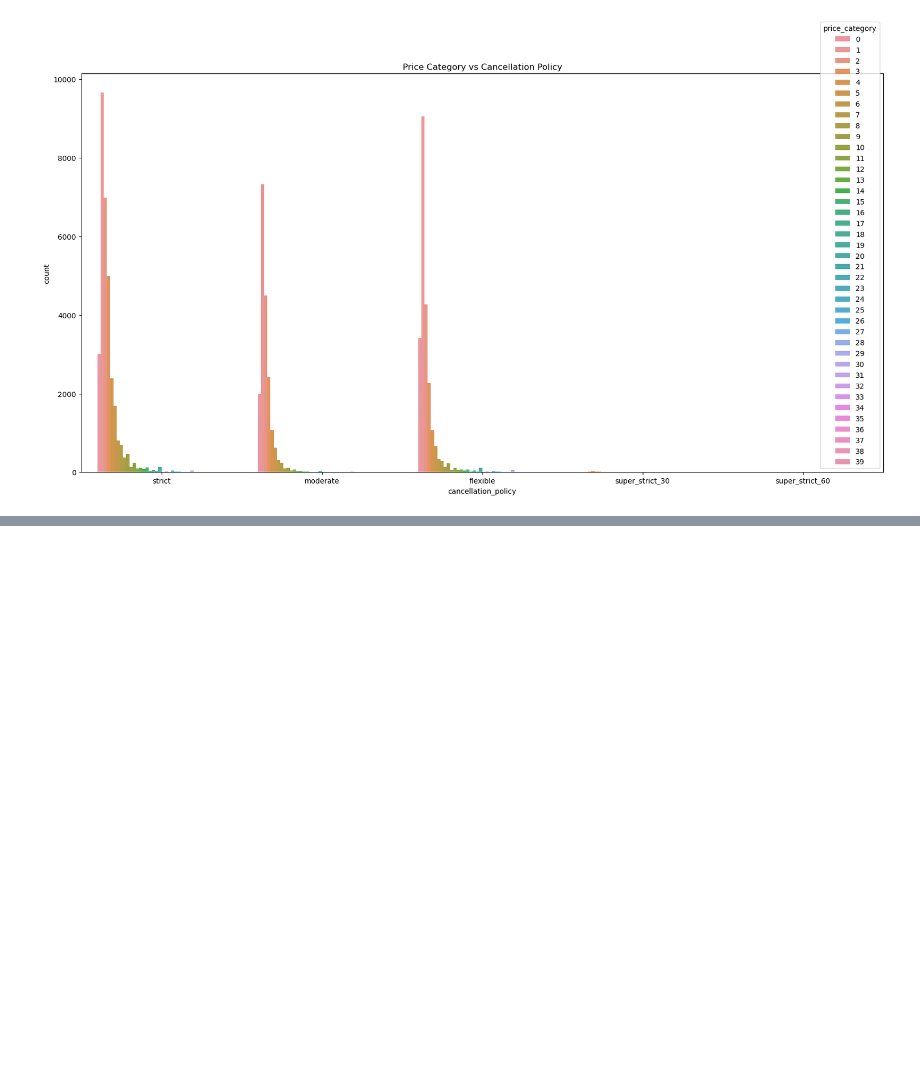
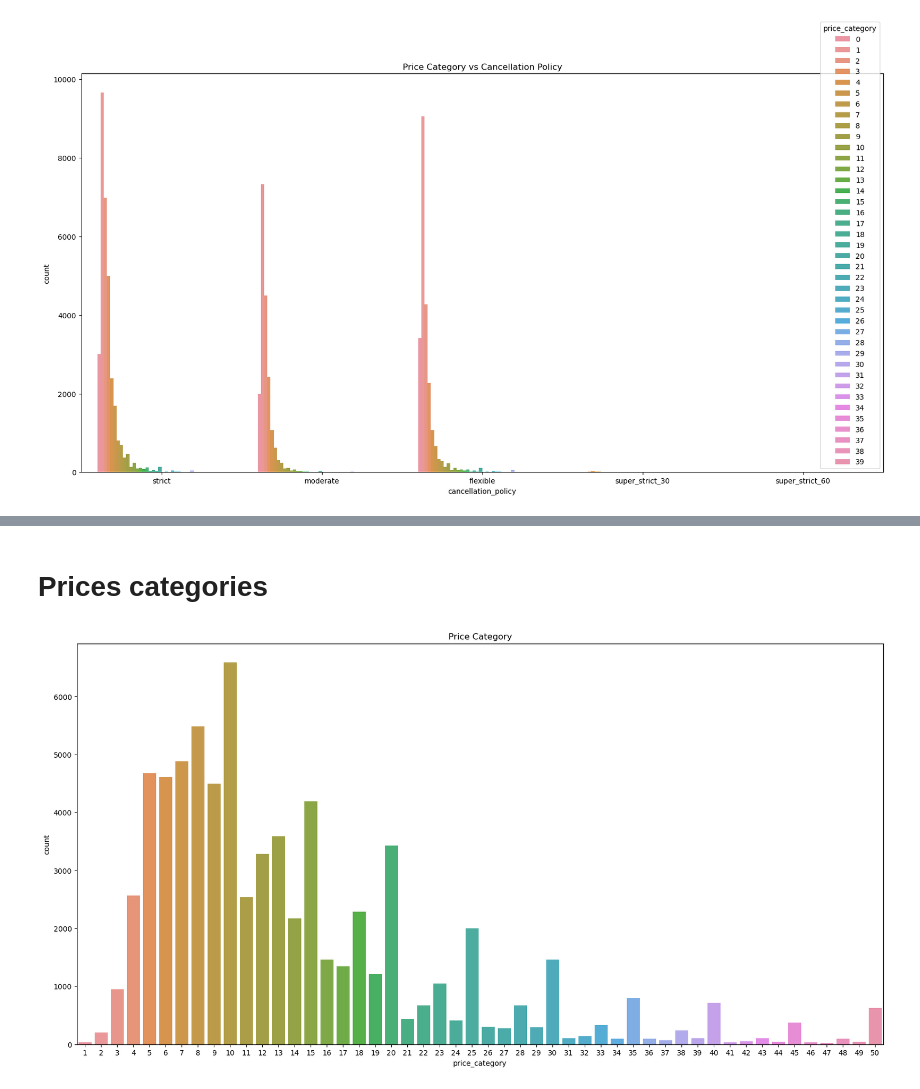
Before and after one commit to oamin12/Big-Data-Analysis-Project, a Jupyter notebook: Analysis.ipynb, the cells around one changed output, grey strips where cells are left out. Saved outputs shown, nothing was run; the diff lists cells and outputs as text; code cells hidden in the pictures; blank space fills up the shorter version.

```diff
--- a/Analysis.ipynb
+++ b/Analysis.ipynb
@@ -86,6 +86,8 @@ df.rename(columns={'log_price':'price'}, inplace=True)
 
 #display the first 5 rows of the data set
 print(df.head())
+#the newdf is used (after the markdown preprocess) for removing rows with prices greater than 500 ********
+newdf=df
 # %% [output]
          id  price property_type        room_type  \
 0   6901257  150.0     Apartment  Entire home/apt
@@ -274,0 +320,8 @@ df
+# %%
+#preprocess
+#drop the following columns
+newdf.drop('host_has_profile_pic', axis=1, inplace=True)
+newdf.drop('bed_type', axis=1, inplace=True)
+newdf.drop('zipcode', axis=1, inplace=True)
+newdf.drop('longitude', axis=1, inplace=True)
+newdf.drop('latitude', axis=1, inplace=True)
@@ -274,0 +330,13 @@ df
+# %%
+newdf['price_category'] = pd.cut(df['price'], bins=50, labels=range(1, 51))
+#0-10 usd , 11-20 usd , ...
+# %% [markdown]
+# Prices categories
+# %%
+#plot the price category
+plt.figure(figsize=(20,10))
+sns.countplot(x='price_category', data=newdf)
+plt.title('Price Category')
+plt.show()
+# %% [output]
+[figure, added]
```
Also changed, not shown: parts of 15 cells of this notebook.
